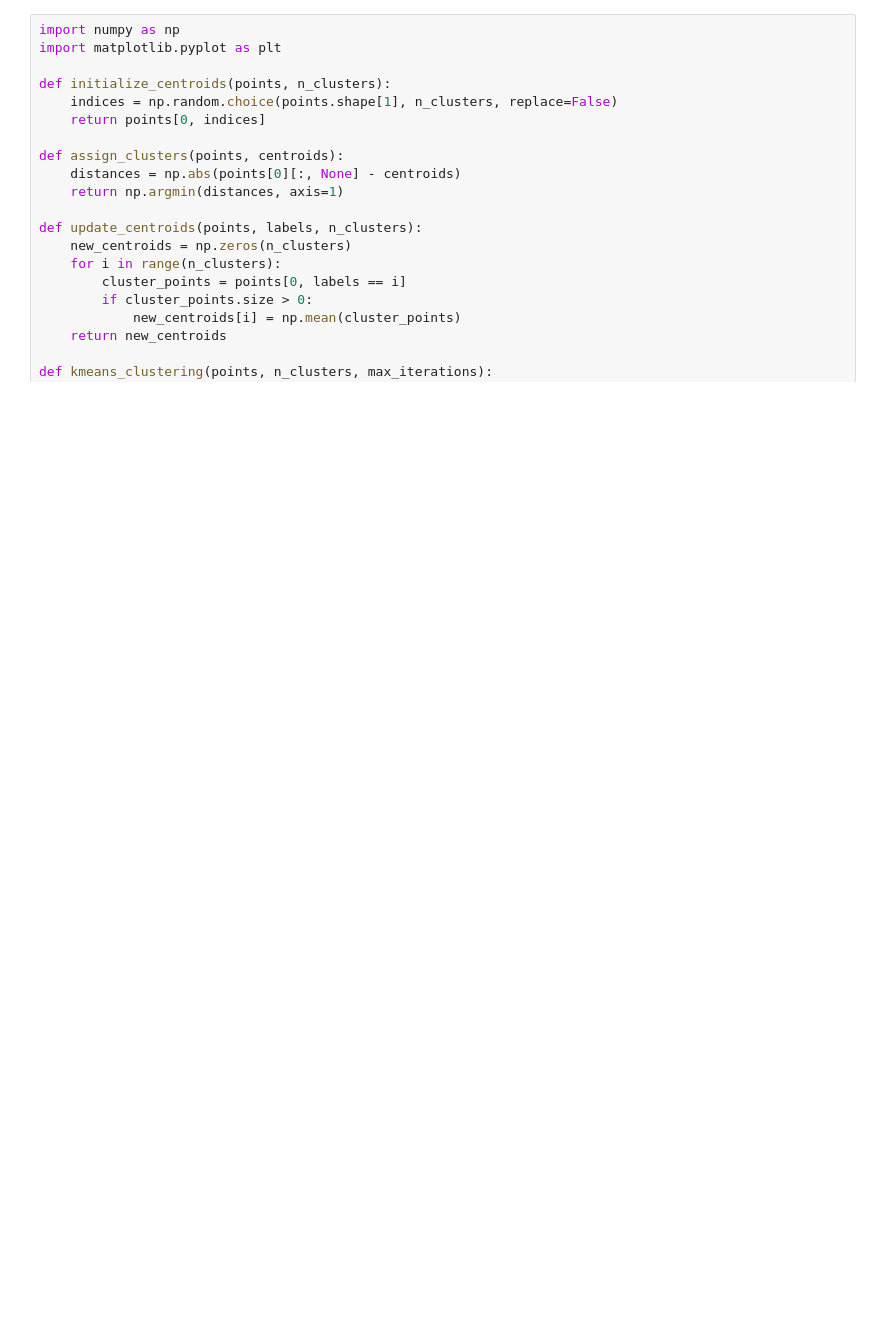
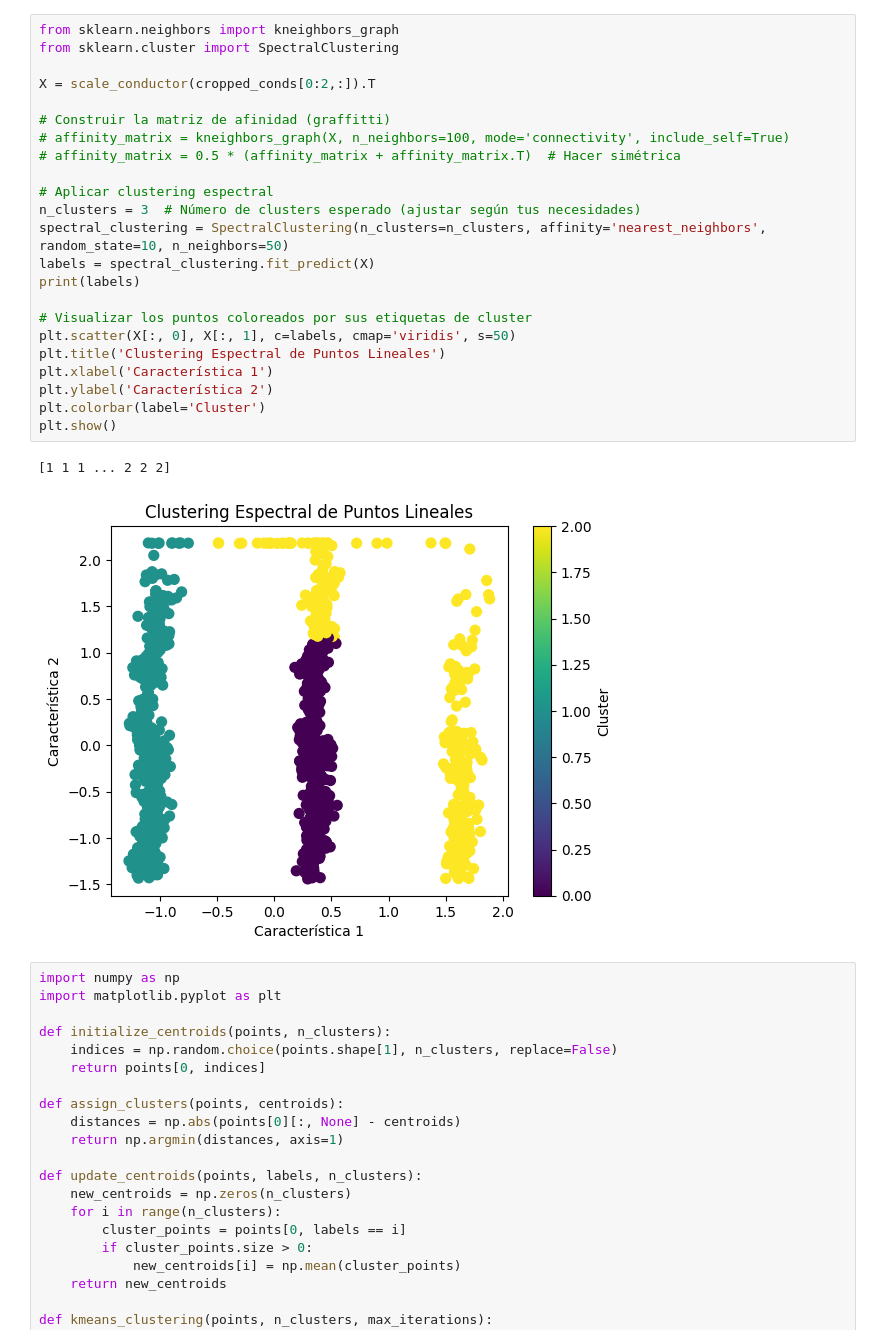
Before and after one commit to DeduceDS/CATENARIA, a Jupyter notebook: catenaria/notebooks/clustering_trials.ipynb, the cells around one changed output. Drawn from its saved outputs; the diff is of its cells as text; blank space fills up the shorter version.

```diff
--- a/catenaria/notebooks/clustering_trials.ipynb
+++ b/catenaria/notebooks/clustering_trials.ipynb
@@ -1,3 +60,29 @@
+# %%
+from sklearn.neighbors import kneighbors_graph
+from sklearn.cluster import SpectralClustering
+
+X = scale_conductor(cropped_conds[0:2,:]).T
+
+# Construir la matriz de afinidad (graffitti)
+# affinity_matrix = kneighbors_graph(X, n_neighbors=100, mode='connectivity', include_self=True)
+# affinity_matrix = 0.5 * (affinity_matrix + affinity_matrix.T)  # Hacer simétrica
+
+# Aplicar clustering espectral
+n_clusters = 3  # Número de clusters esperado (ajustar según tus necesidades)
+spectral_clustering = SpectralClustering(n_clusters=n_clusters, affinity='nearest_neighbors', random_state=10, n_neighbors=50)
+labels = spectral_clustering.fit_predict(X)
+print(labels)
+
+# Visualizar los puntos coloreados por sus etiquetas de cluster
+plt.scatter(X[:, 0], X[:, 1], c=labels, cmap='viridis', s=50)
+plt.title('Clustering Espectral de Puntos Lineales')
+plt.xlabel('Característica 1')
+plt.ylabel('Característica 2')
+plt.colorbar(label='Cluster')
+plt.show()
+# %% [output]
+[1 1 1 ... 2 2 2]
+[figure, added]
 # %%
 import numpy as np
 import matplotlib.pyplot as plt
```
Also changed, not shown: parts of 3 cells of this notebook, 1 other file.
